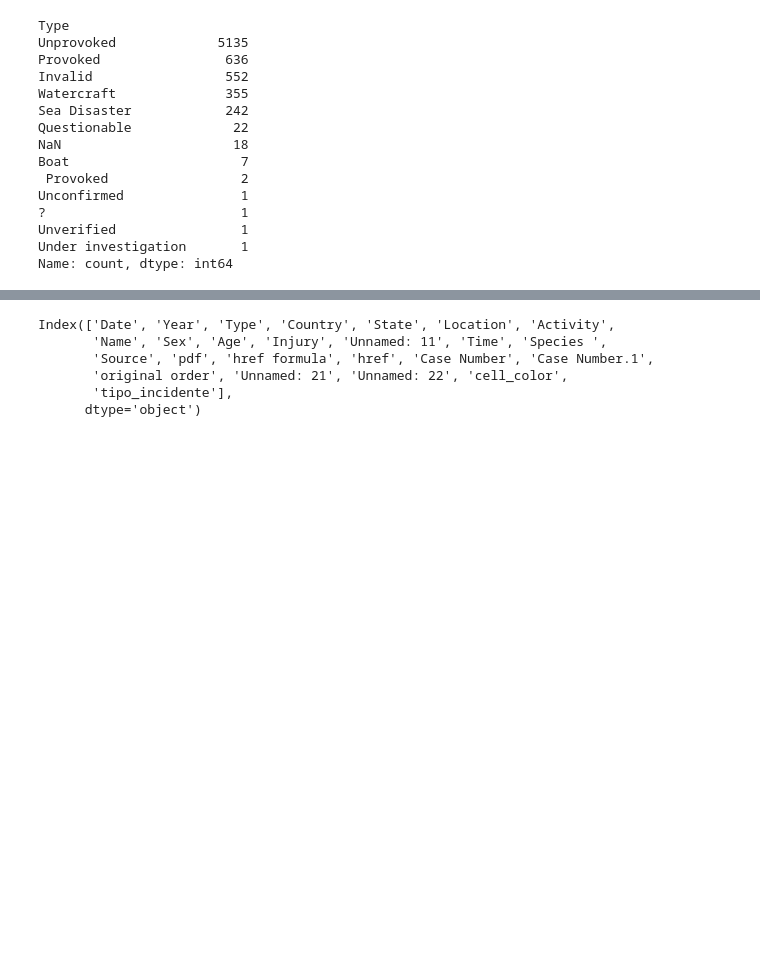
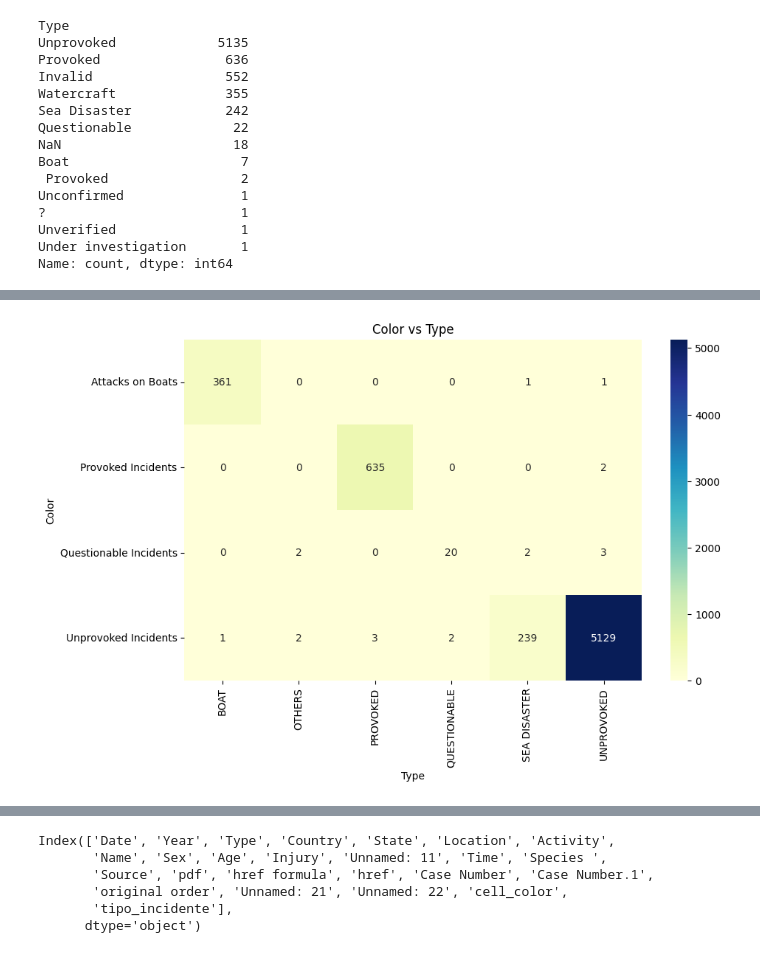
Before and after one commit to yagopajarino/uba-calidatos-tpshark, a Jupyter notebook: analisis.ipynb, the cells around one changed output, grey strips where cells are left out. Cells and saved outputs as stored; diff of their text form; code cells hidden in the pictures; blank space fills up the shorter version.

```diff
--- a/analisis.ipynb
+++ b/analisis.ipynb
@@ -77,0 +122,4 @@ Name: count, dtype: int64
+# %%
+plot_heatmap(df)
+# %% [output]
+[figure, added]
```
Also changed, not shown: parts of 21 cells of this notebook.
